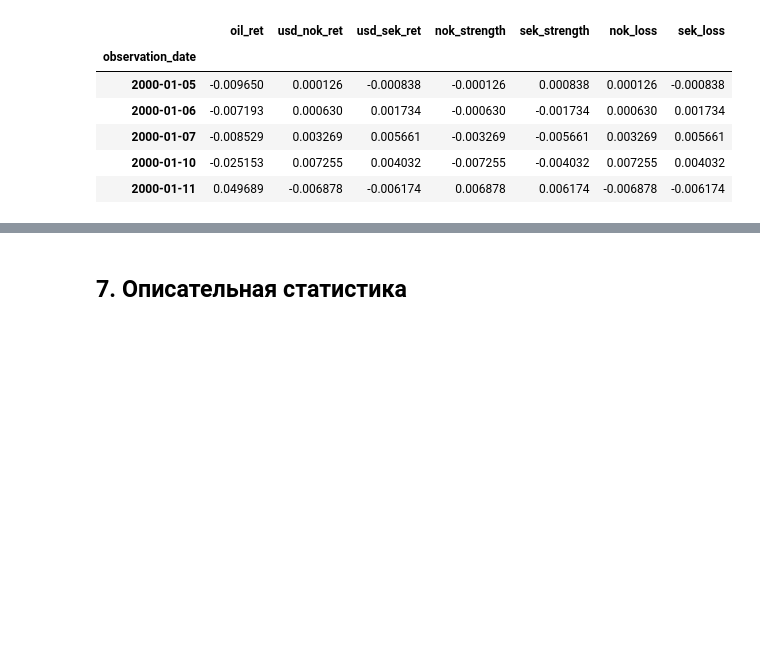
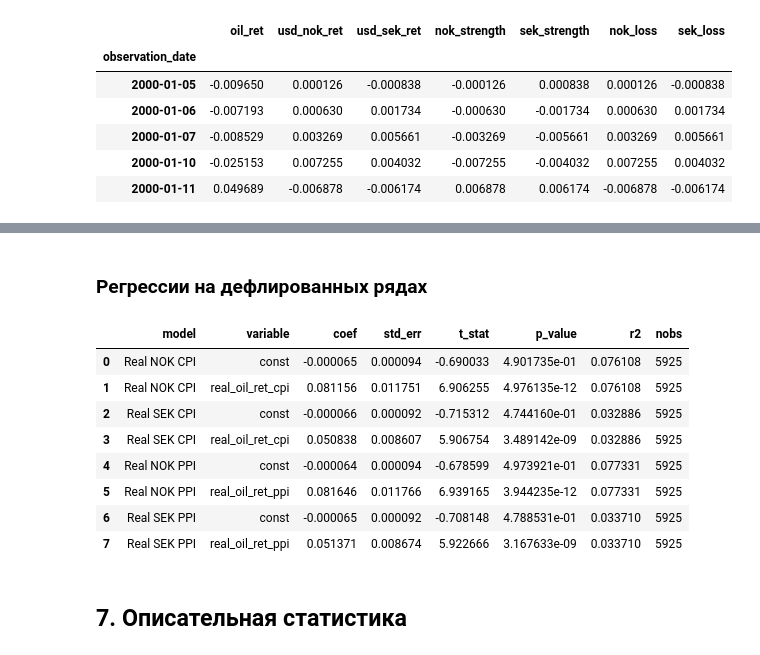
Before and after one commit to Coder1310/oil_fx_risk, a Jupyter notebook: oil_fx_risk_project.ipynb, the cells around one changed output, grey strips where cells are left out. Saved outputs shown, nothing was run; the diff lists cells and outputs as text; code cells hidden in the pictures; blank space fills up the shorter version.

```diff
--- a/oil_fx_risk_project.ipynb
+++ b/oil_fx_risk_project.ipynb
@@ -195,0 +496,19 @@ returns.head()
+# %%
+real_data["real_brent_cpi"] = real_data["brent"] * real_data["cpi_usa"].iloc[0] / real_data["cpi_usa"]
+real_data["real_brent_ppi"] = real_data["brent"] * real_data["ppi_usa"].iloc[0] / real_data["ppi_usa"]
+
+real_data["real_usd_nok"] = np.log(real_data["usd_nok"]) + np.log(real_data["cpi_usa"]) - np.log(real_data["cpi_norway"])
+real_data["real_usd_sek"] = np.log(real_data["usd_sek"]) + np.log(real_data["cpi_usa"]) - np.log(real_data["cpi_sweden"])
+
+real_returns = pd.DataFrame(index=real_data.index)
+
+real_returns["real_oil_ret_cpi"] = np.log(real_data["real_brent_cpi"]).diff()
+real_returns["real_oil_ret_ppi"] = np.log(real_data["real_brent_ppi"]).diff()
+real_returns["real_nok_strength"] = -real_data["real_usd_nok"].diff()
+real_returns["real_sek_strength"] = -real_data["real_usd_sek"].diff()
+
+real_returns = real_returns.dropna()
+
+real_returns.to_csv(output_dir / "real_returns.csv")
+
+real_returns.head()
@@ -196,3 +547,54 @@ returns.head()
+# %% [markdown]
+### Регрессии на дефлированных рядах
+# %%
+real_nok_fit_cpi, real_nok_table_cpi = fit_ols(
+  real_returns,
+  "real_nok_strength",
+  ["real_oil_ret_cpi"],
+  "Real NOK CPI"
+)
+
+real_sek_fit_cpi, real_sek_table_cpi = fit_ols(
+  real_returns,
+  "real_sek_strength",
+  ["real_oil_ret_cpi"],
+  "Real SEK CPI"
+)
+
+real_nok_fit_ppi, real_nok_table_ppi = fit_ols(
+  real_returns,
+  "real_nok_strength",
+  ["real_oil_ret_ppi"],
+  "Real NOK PPI"
+)
+
+real_sek_fit_ppi, real_sek_table_ppi = fit_ols(
+  real_returns,
+  "real_sek_strength",
+  ["real_oil_ret_ppi"],
+  "Real SEK PPI"
+)
+
+real_models = pd.concat([
+  real_nok_table_cpi,
+  real_sek_table_cpi,
+  real_nok_table_ppi,
+  real_sek_table_ppi
+], ignore_index=True)
+
+real_models.to_csv(output_dir / "real_regression_results.csv", index=False)
+
+real_models
+# %% [output]
+|  | model | variable | coef | std_err | t_stat | p_value | r2 | nobs |
+| 0 | Real NOK CPI | const | -0.000065 | 0.000094 | -0.690033 | 4.901735e-01 | 0.076108 | 5925 |
+| 1 | Real NOK CPI | real_oil_ret_cpi | 0.081156 | 0.011751 | 6.906255 | 4.976135e-12 | 0.076108 | 5925 |
+| 2 | Real SEK CPI | const | -0.000066 | 0.000092 | -0.715312 | 4.744160e-01 | 0.032886 | 5925 |
+| 3 | Real SEK CPI | real_oil_ret_cpi | 0.050838 | 0.008607 | 5.906754 | 3.489142e-09 | 0.032886 | 5925 |
+| 4 | Real NOK PPI | const | -0.000064 | 0.000094 | -0.678599 | 4.973921e-01 | 0.077331 | 5925 |
+| 5 | Real NOK PPI | real_oil_ret_ppi | 0.081646 | 0.011766 | 6.939165 | 3.944235e-12 | 0.077331 | 5925 |
+| 6 | Real SEK PPI | const | -0.000065 | 0.000092 | -0.708148 | 4.788531e-01 | 0.033710 | 5925 |
+| 7 | Real SEK PPI | real_oil_ret_ppi | 0.051371 | 0.008674 | 5.922666 | 3.167633e-09 | 0.033710 | 5925 |
 # %% [markdown]
 ## 7. Описательная статистика
 # %%
```
Also changed, not shown: parts of 32 cells of this notebook, 8 other files.
